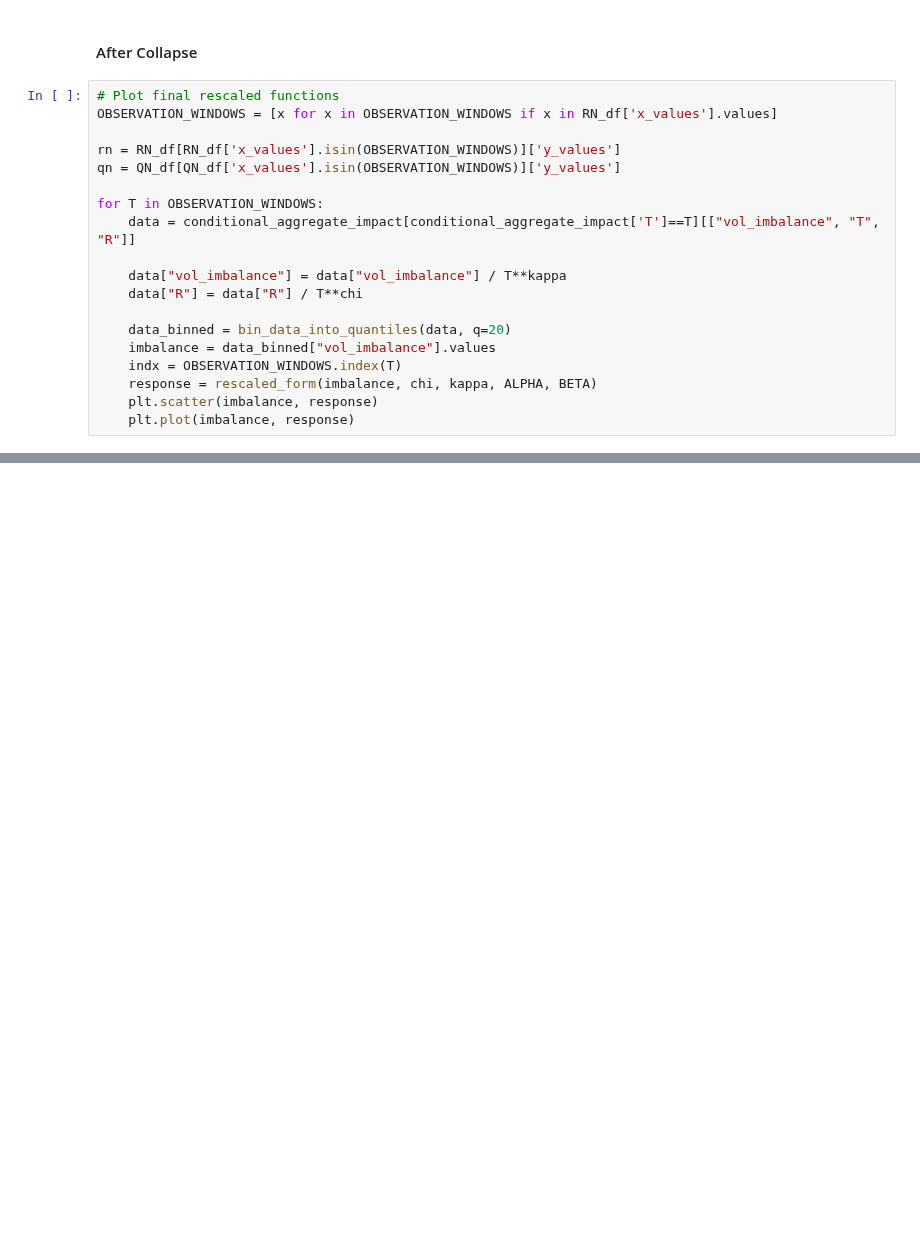
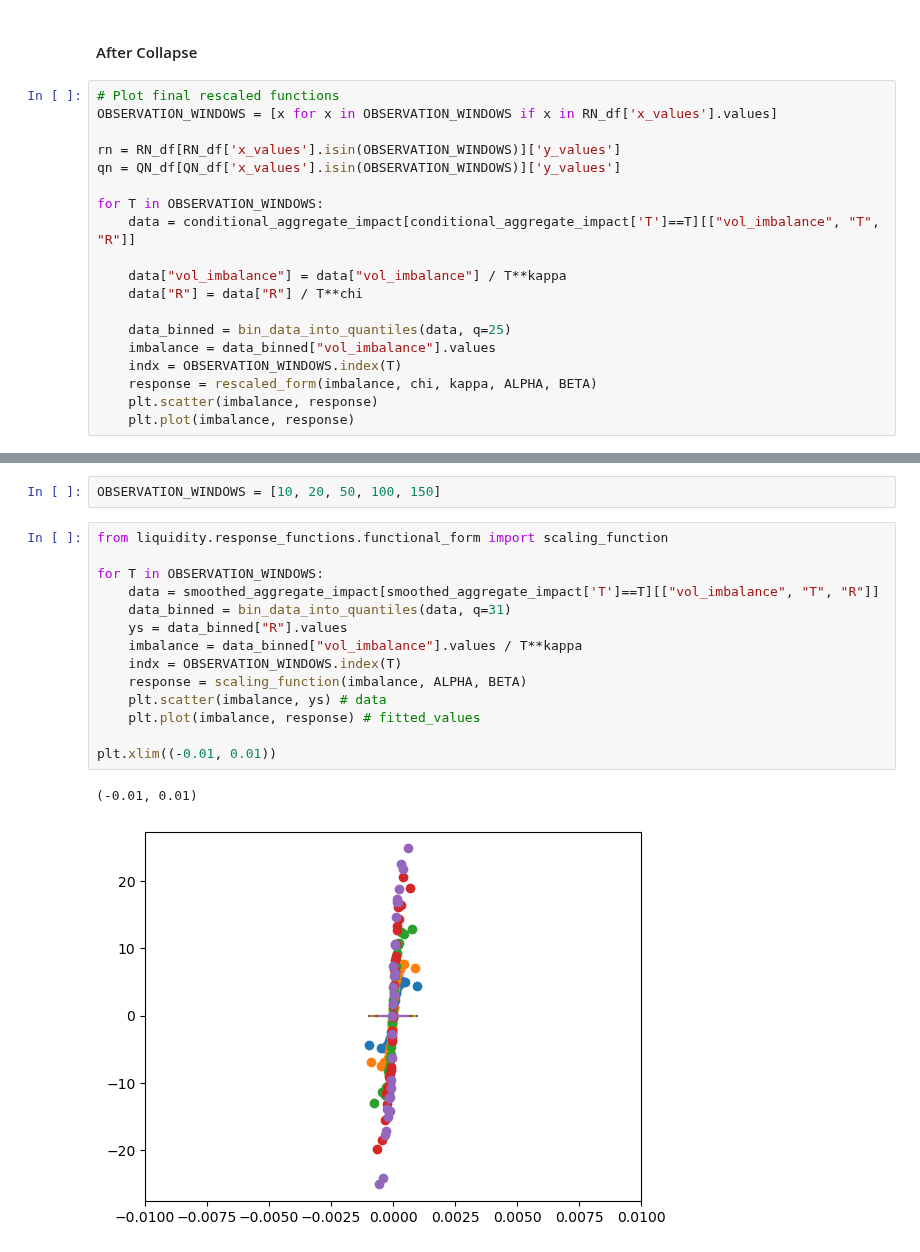
Before and after one commit to anabugaenko/liquidity, a Jupyter notebook: notebooks/MO/finite_size_scaling.ipynb, the cells around one changed output, grey strips where cells are left out. Cells and saved outputs as stored; diff of their text form; blank space fills up the shorter version.

```diff
--- a/notebooks/MO/finite_size_scaling.ipynb
+++ b/notebooks/MO/finite_size_scaling.ipynb
@@ -205,7 +207,7 @@ for T in OBSERVATION_WINDOWS:
     data["vol_imbalance"] = data["vol_imbalance"] / T**kappa
     data["R"] = data["R"] / T**chi
 
-    data_binned = bin_data_into_quantiles(data, q=20)
+    data_binned = bin_data_into_quantiles(data, q=25)
     imbalance = data_binned["vol_imbalance"].values
     indx = OBSERVATION_WINDOWS.index(T)
     response = rescaled_form(imbalance, chi, kappa, ALPHA, BETA)
@@ -219,0 +249,19 @@ ValueError: not enough values to unpack (expected 5, got 4)
+# %%
+OBSERVATION_WINDOWS = [10, 20, 50, 100, 150]
+# %%
+from liquidity.response_functions.functional_form import scaling_function
+
+for T in OBSERVATION_WINDOWS:
+    data = smoothed_aggregate_impact[smoothed_aggregate_impact['T']==T][["vol_imbalance", "T", "R"]]
+    data_binned = bin_data_into_quantiles(data, q=31)
+    ys = data_binned["R"].values
+    imbalance = data_binned["vol_imbalance"].values / T**kappa
+    indx = OBSERVATION_WINDOWS.index(T)
+    response = scaling_function(imbalance, ALPHA, BETA)
+    plt.scatter(imbalance, ys) # data
+    plt.plot(imbalance, response) # fitted_values
+
+plt.xlim((-0.01, 0.01))
+# %% [output]
+(-0.01, 0.01)
+[figure, added]
```
Also changed, not shown: parts of 12 cells of this notebook, 2 other files.
